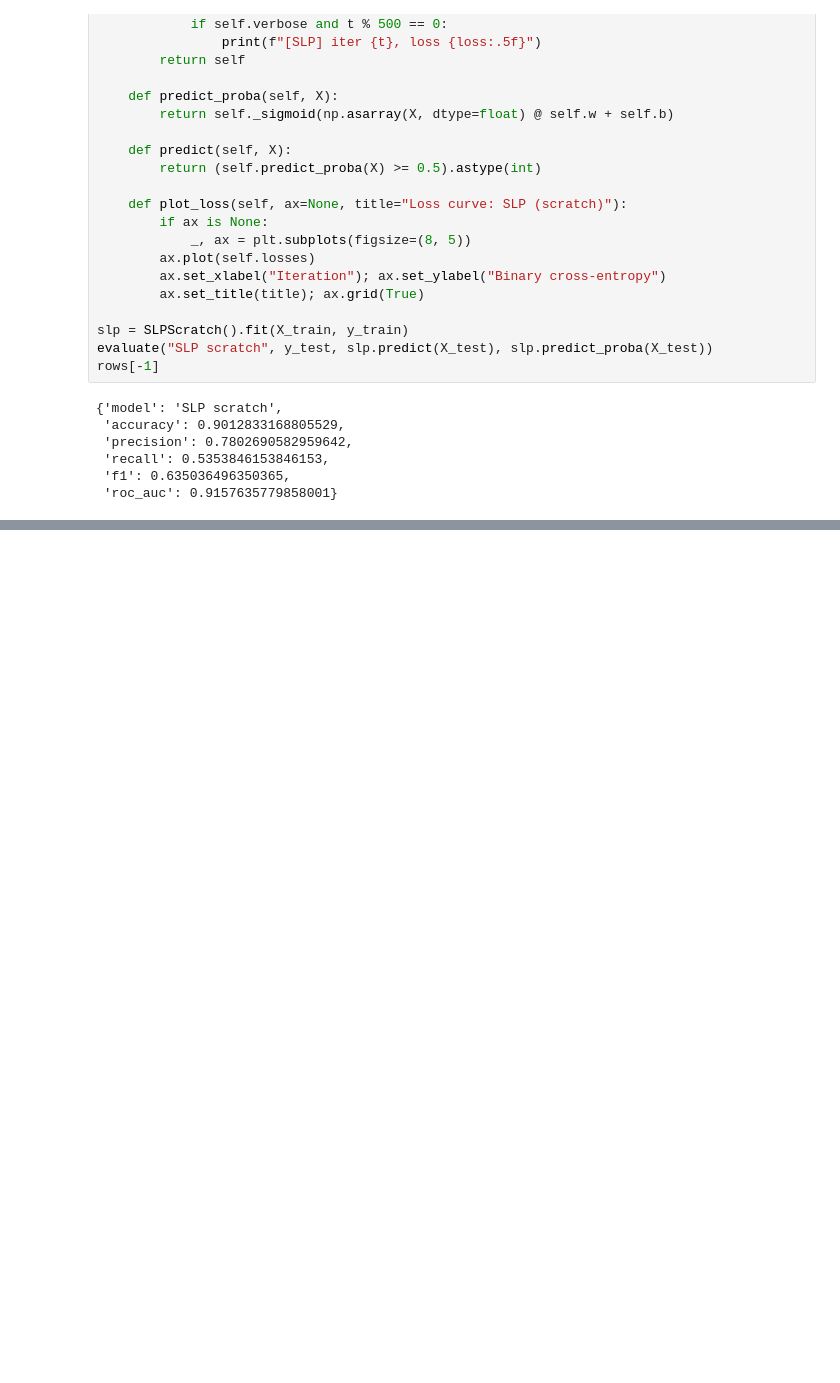
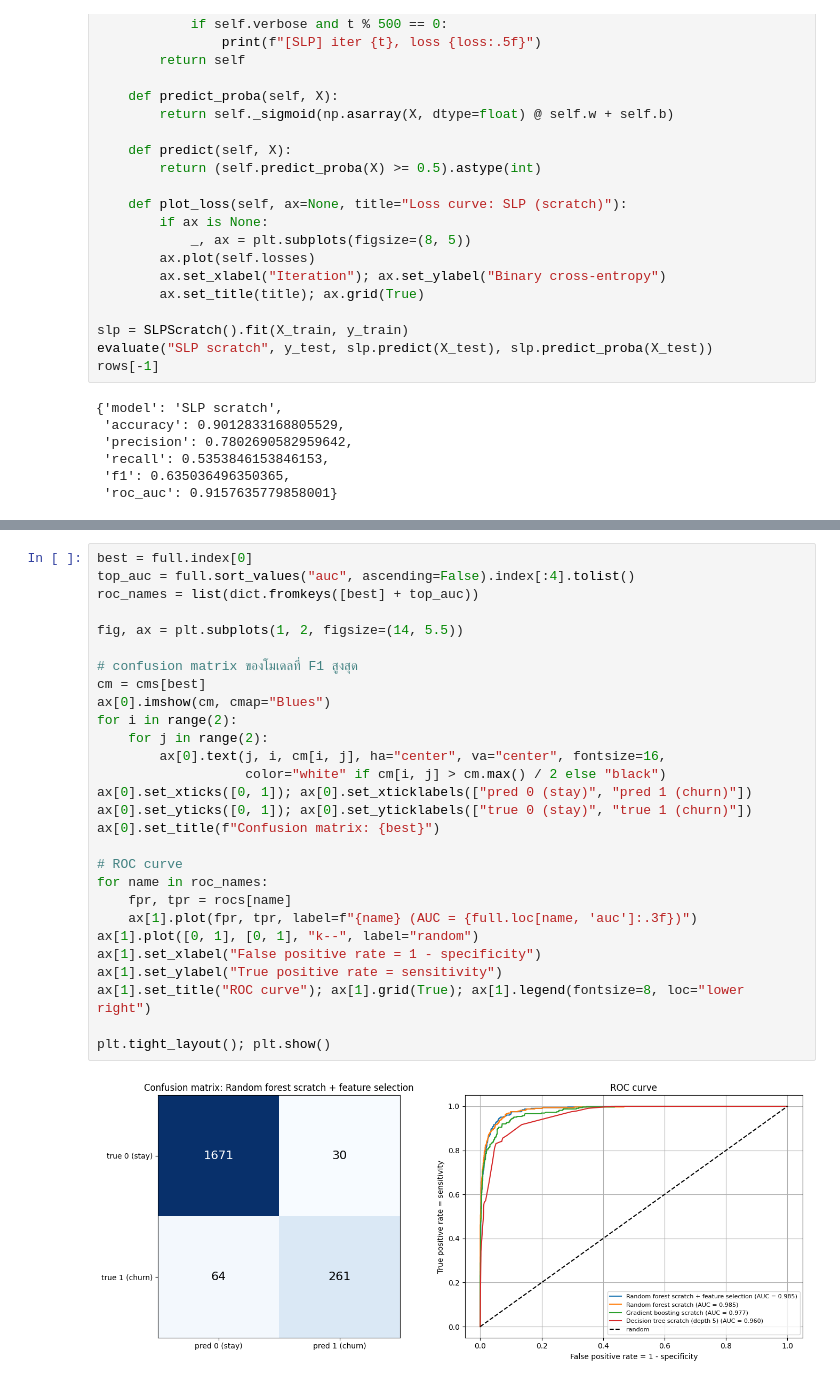
Before and after one commit to nj-nattida/Intro-to-ML, a Jupyter notebook: classification_compare.ipynb, the cells around one changed output, grey strips where cells are left out. Drawn from its saved outputs; the diff is of its cells as text; blank space fills up the shorter version.

Commit message:
add scratch confusion matrix, sensitivity, specificity, TNR, ROC and AUC /add loss and mistakes curves

```diff
--- a/classification_compare.ipynb
+++ b/classification_compare.ipynb
@@ -978,0 +1068,30 @@ ax.set_title("Test-set metrics"); ax.invert_yaxis(); ax.grid(axis="x"); plt.tigh
+# %%
+best = full.index[0]
+top_auc = full.sort_values("auc", ascending=False).index[:4].tolist()
+roc_names = list(dict.fromkeys([best] + top_auc))
+
+fig, ax = plt.subplots(1, 2, figsize=(14, 5.5))
+
+# confusion matrix ของโมเดลที่ F1 สูงสุด
+cm = cms[best]
+ax[0].imshow(cm, cmap="Blues")
+for i in range(2):
+    for j in range(2):
+        ax[0].text(j, i, cm[i, j], ha="center", va="center", fontsize=16,
+                   color="white" if cm[i, j] > cm.max() / 2 else "black")
+ax[0].set_xticks([0, 1]); ax[0].set_xticklabels(["pred 0 (stay)", "pred 1 (churn)"])
+ax[0].set_yticks([0, 1]); ax[0].set_yticklabels(["true 0 (stay)", "true 1 (churn)"])
+ax[0].set_title(f"Confusion matrix: {best}")
+
+# ROC curve
+for name in roc_names:
+    fpr, tpr = rocs[name]
+    ax[1].plot(fpr, tpr, label=f"{name} (AUC = {full.loc[name, 'auc']:.3f})")
+ax[1].plot([0, 1], [0, 1], "k--", label="random")
+ax[1].set_xlabel("False positive rate = 1 - specificity")
+ax[1].set_ylabel("True positive rate = sensitivity")
+ax[1].set_title("ROC curve"); ax[1].grid(True); ax[1].legend(fontsize=8, loc="lower right")
+
+plt.tight_layout(); plt.show()
+# %% [output]
+[figure, added]
```
Also changed, not shown: parts of 4 cells of this notebook.
